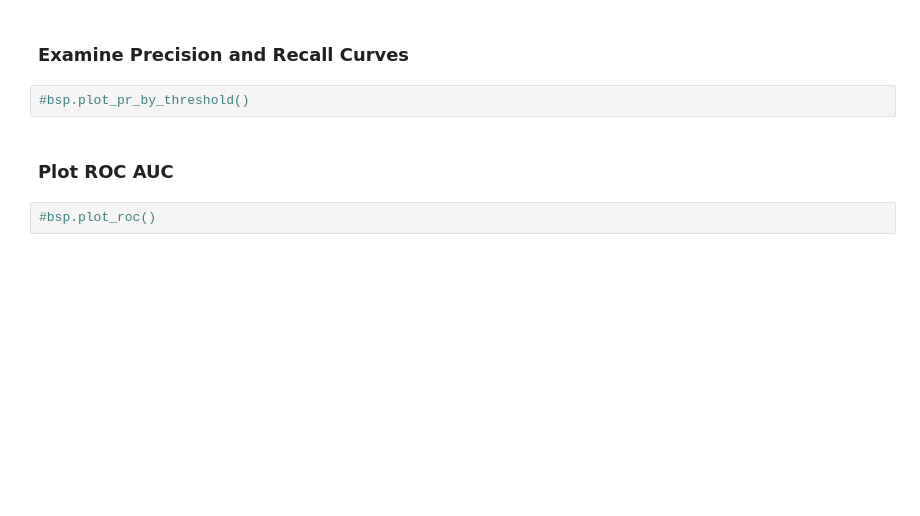
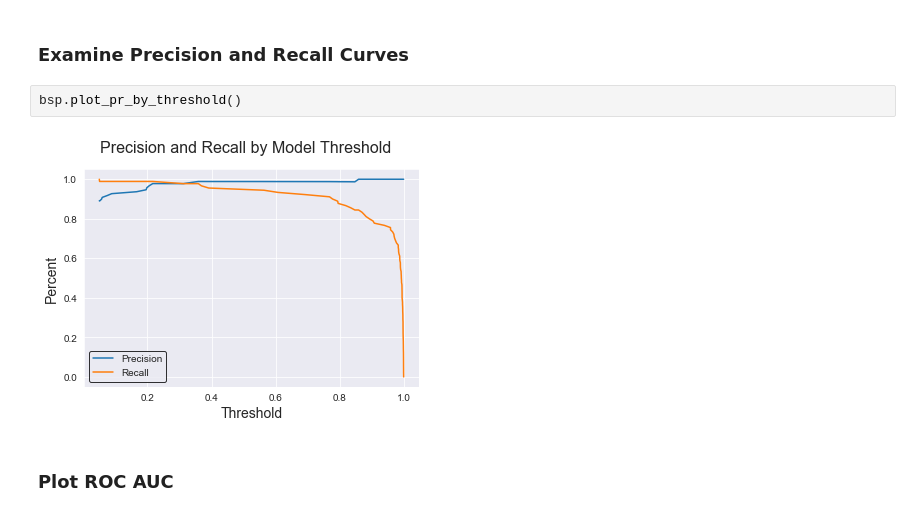
Before and after one commit to betas-org/betas, a Jupyter notebook: examples/demo_binary_score_plot.ipynb, the cells around one changed output. Drawn from its saved outputs; the diff is of its cells as text; blank space fills up the shorter version.

```diff
--- a/examples/demo_binary_score_plot.ipynb
+++ b/examples/demo_binary_score_plot.ipynb
@@ -34,8 +48,8 @@ scores = clf.predict_proba(X_test)[:,1]
 # %% [markdown]
 ### Examine Precision and Recall Curves
-# %%
-#bsp.plot_pr_by_threshold()
+# %%
+bsp.plot_pr_by_threshold()
+# %% [output]
+[figure, added]
 # %% [markdown]
 ### Plot ROC AUC
-# %%
-#bsp.plot_roc()
```
Also changed, not shown: parts of 7 cells of this notebook, 4 other files.
